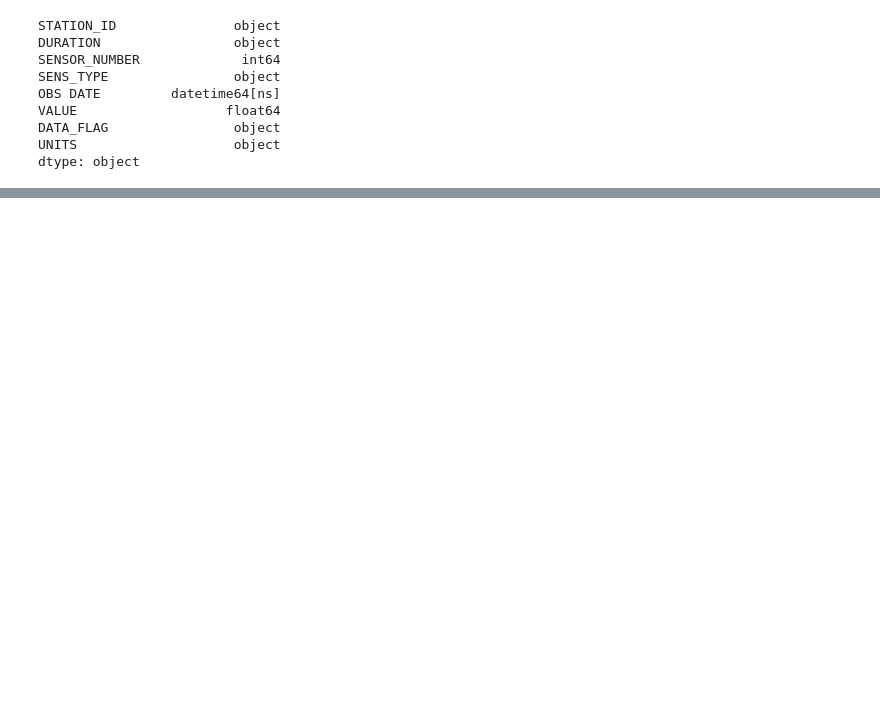
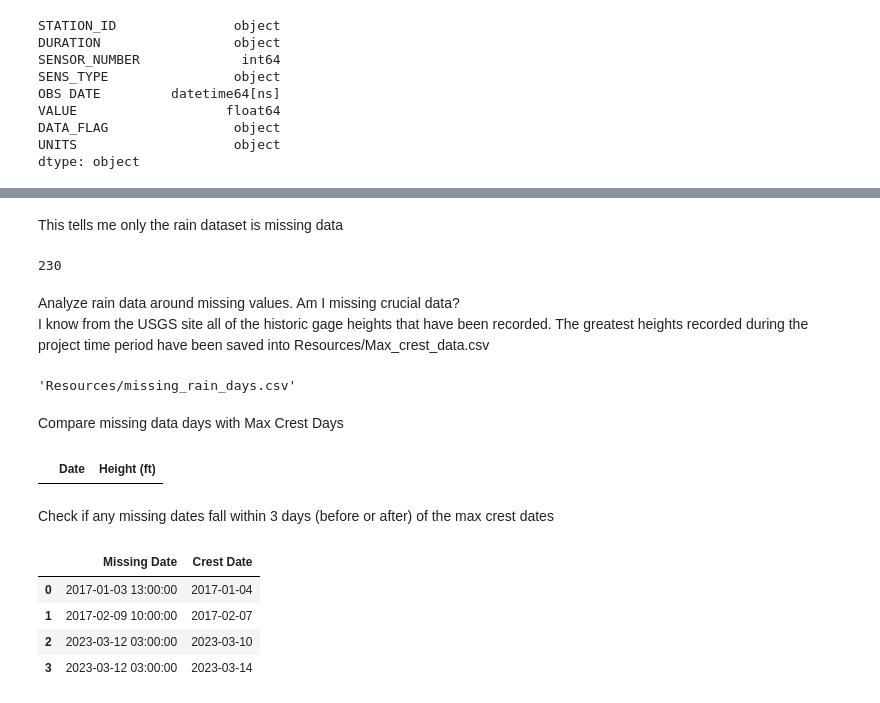
Before and after one commit to TheresaFregoso/Flood-Prediction-by-Rainfall, a Jupyter notebook: Predicting Flood Potential.ipynb, the cells around one changed output, grey strips where cells are left out. Saved outputs shown, nothing was run; the diff lists cells and outputs as text; code cells hidden in the pictures; blank space fills up the shorter version.

```diff
--- a/Predicting Flood Potential.ipynb
+++ b/Predicting Flood Potential.ipynb
@@ -185,0 +628,67 @@ dtype: object
+# %% [markdown]
+This tells me only the rain dataset is missing data
+# %%
+# Count the number of missing data rows in the rain dataset
+missing_rain_data_count_BLO = rain_data_BLO['VALUE'].isnull().sum()
+
+missing_rain_data_count_BLO
+# %% [output]
+230
+# %% [markdown]
+Analyze rain data around missing values. Am I missing crucial data?
+I know from the USGS site all of the historic gage heights that have been recorded. The greatest heights recorded during the project time period have been saved into Resources/Max_crest_data.csv
+# %%
+# Filter for all the days that have any missing rain values
+missing_days_rain_BLO = rain_data_BLO[rain_data_BLO['VALUE'].isnull()]['OBS DATE'].unique()
+
+# Create a DataFrame with the missing days
+missing_days_BLO_df = pd.DataFrame(missing_days_rain_BLO, columns=['OBS DATE'])
+
+# Save the missing days to a CSV file
+missing_days_output_path = 'Resources/missing_rain_days_BLO.csv'
+missing_days_BLO_df.to_csv(missing_days_output_path, index=False)
+
+missing_days_output_path
+# %% [output]
+'Resources/missing_rain_days.csv'
+# %% [markdown]
+Compare missing data days with Max Crest Days
+# %%
+# Load the two files
+max_crest_data = pd.read_csv('Resources/Max_crest_data.csv')
+missing_rain_days_BLO_data = pd.read_csv('Resources/missing_rain_days_BLO.csv')
+
+# Convert both date columns to datetime
+max_crest_data['Date'] = pd.to_datetime(max_crest_data['Date'], errors='coerce')
+missing_rain_days_BLO_data['OBS DATE'] = pd.to_datetime(missing_rain_days_BLO_data['OBS DATE'], errors='coerce')
+
+# Compare and find matching dates between the two datasets
+matching_dates = max_crest_data[max_crest_data['Date'].isin(missing_rain_days_BLO_data['OBS DATE'])]
+
+matching_dates
+# %% [output]
+|  | Date | Height (ft) |
+# %% [markdown]
+Check if any missing dates fall within 3 days (before or after) of the max crest dates
+# %%
+# Use timedelta to create a 3-day window for comparison
+three_days_window = pd.Timedelta(days=3)
+
+# Compare the missing rain days and max crest days to see if they fall within 3 days of each other
+matching_dates_within_3_days = []
+
+for missing_date in missing_rain_days_BLO_data['OBS DATE']:
+    for crest_date in max_crest_data['Date']:
+        if abs(missing_date - crest_date) <= three_days_window:
+            matching_dates_within_3_days.append({'Missing Date': missing_date, 'Crest Date': crest_date})
+
+# Convert the results to a DataFrame
+matching_within_3_days_df = pd.DataFrame(matching_dates_within_3_days)
+
+matching_within_3_days_df
+# %% [output]
+|  | Missing Date | Crest Date |
+| 0 | 2017-01-03 13:00:00 | 2017-01-04 |
+| 1 | 2017-02-09 10:00:00 | 2017-02-07 |
+| 2 | 2023-03-12 03:00:00 | 2023-03-10 |
+| 3 | 2023-03-12 03:00:00 | 2023-03-14 |
```
Also changed, not shown: parts of 29 cells of this notebook, 27 other files.
